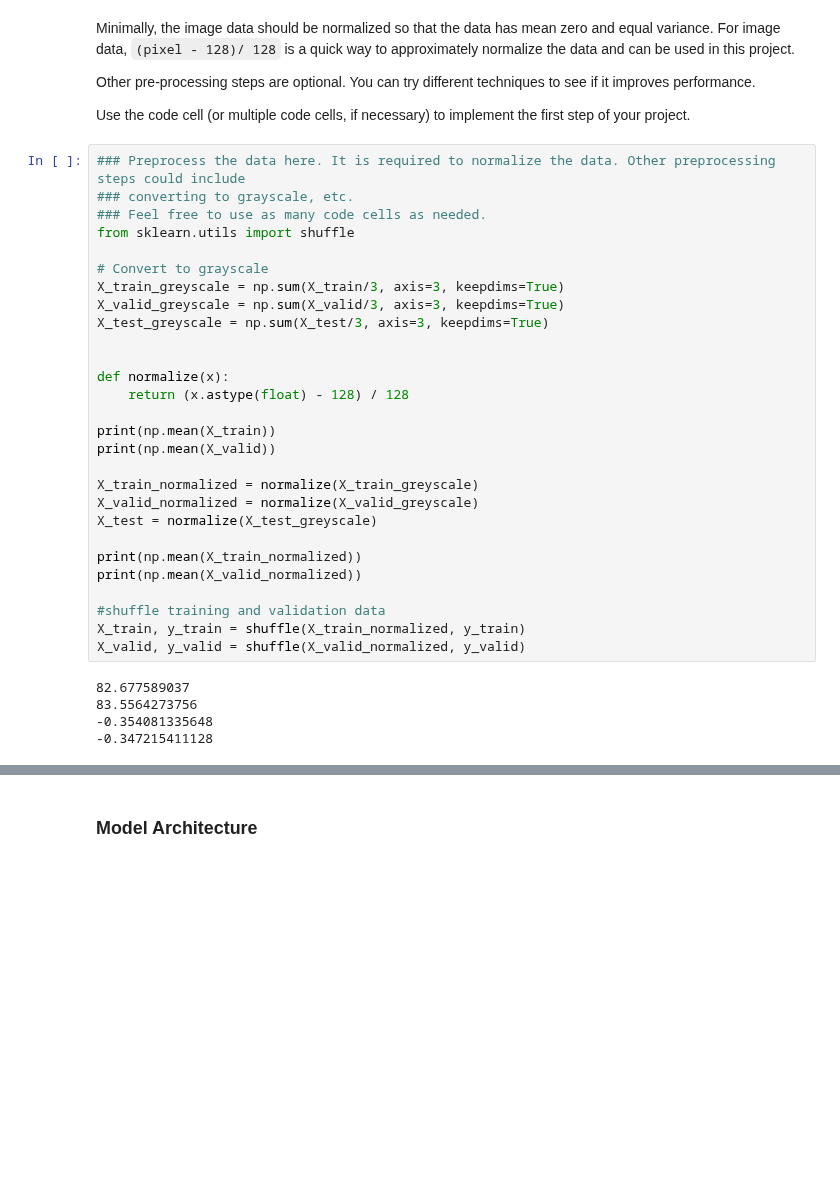
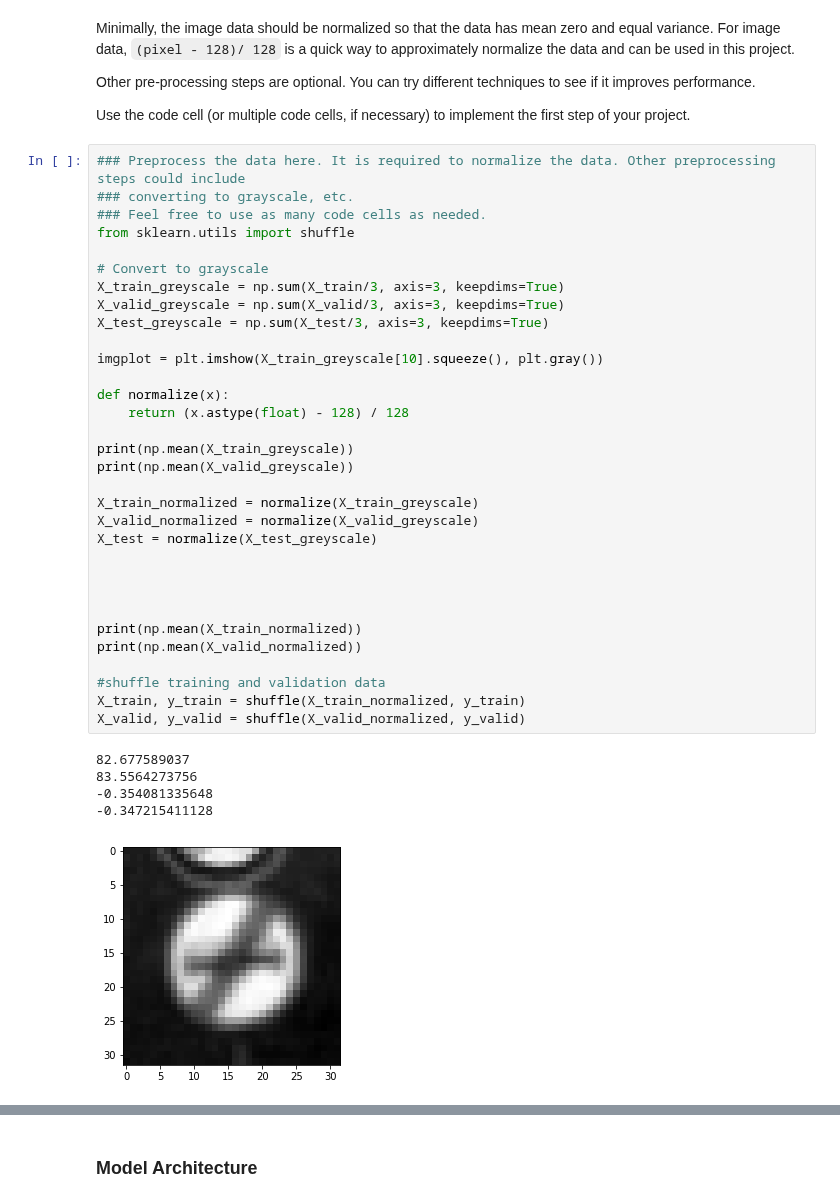
Before and after one commit to vishnuGovindaraj/Traffic-Sign-Classifier, a Jupyter notebook: Traffic_Sign_Classifier.ipynb, the cells around one changed output, grey strips where cells are left out. Saved outputs shown, nothing was run; the diff lists cells and outputs as text; blank space fills up the shorter version.

```diff
--- a/Traffic_Sign_Classifier.ipynb
+++ b/Traffic_Sign_Classifier.ipynb
@@ -176,32 +176,37 @@ Use the code cell (or multiple code cells, if necessary) to implement the first
 ### Preprocess the data here. It is required to normalize the data. Other preprocessing steps could include
 ### converting to grayscale, etc.
 ### Feel free to use as many code cells as needed.
 from sklearn.utils import shuffle
 
 # Convert to grayscale
 X_train_greyscale = np.sum(X_train/3, axis=3, keepdims=True)
 X_valid_greyscale = np.sum(X_valid/3, axis=3, keepdims=True)
 X_test_greyscale = np.sum(X_test/3, axis=3, keepdims=True)
 
+imgplot = plt.imshow(X_train_greyscale[10].squeeze(), plt.gray())
 
 def normalize(x):
     return (x.astype(float) - 128) / 128
 
-print(np.mean(X_train))
-print(np.mean(X_valid))
+print(np.mean(X_train_greyscale))
+print(np.mean(X_valid_greyscale))
 
 X_train_normalized = normalize(X_train_greyscale)
 X_valid_normalized = normalize(X_valid_greyscale)
 X_test = normalize(X_test_greyscale)
+
+
+
 
 print(np.mean(X_train_normalized))
 print(np.mean(X_valid_normalized))
 
 #shuffle training and validation data
 X_train, y_train = shuffle(X_train_normalized, y_train)
 X_valid, y_valid = shuffle(X_valid_normalized, y_valid)
 # %% [output]
 82.677589037
 83.5564273756
 -0.354081335648
 -0.347215411128
+[figure, added]
```
Also changed, not shown: parts of 9 cells of this notebook.
